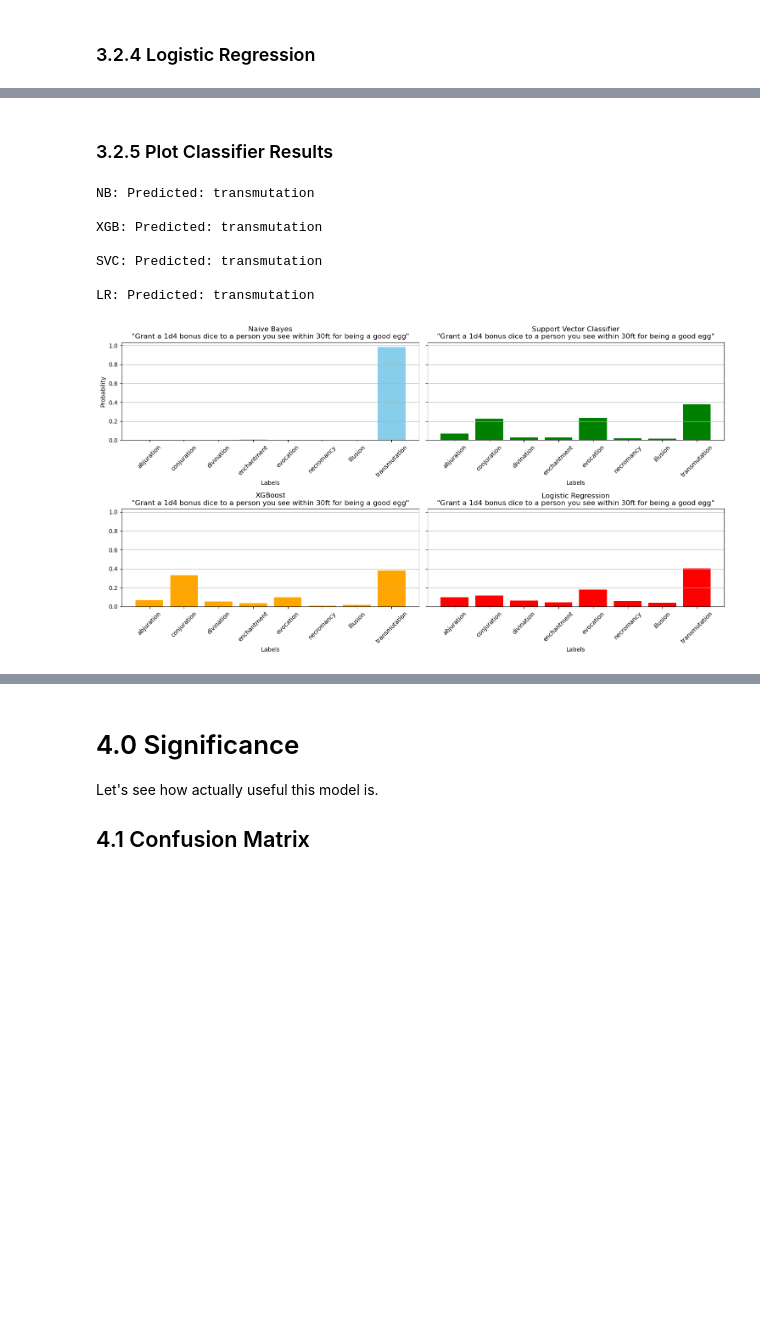
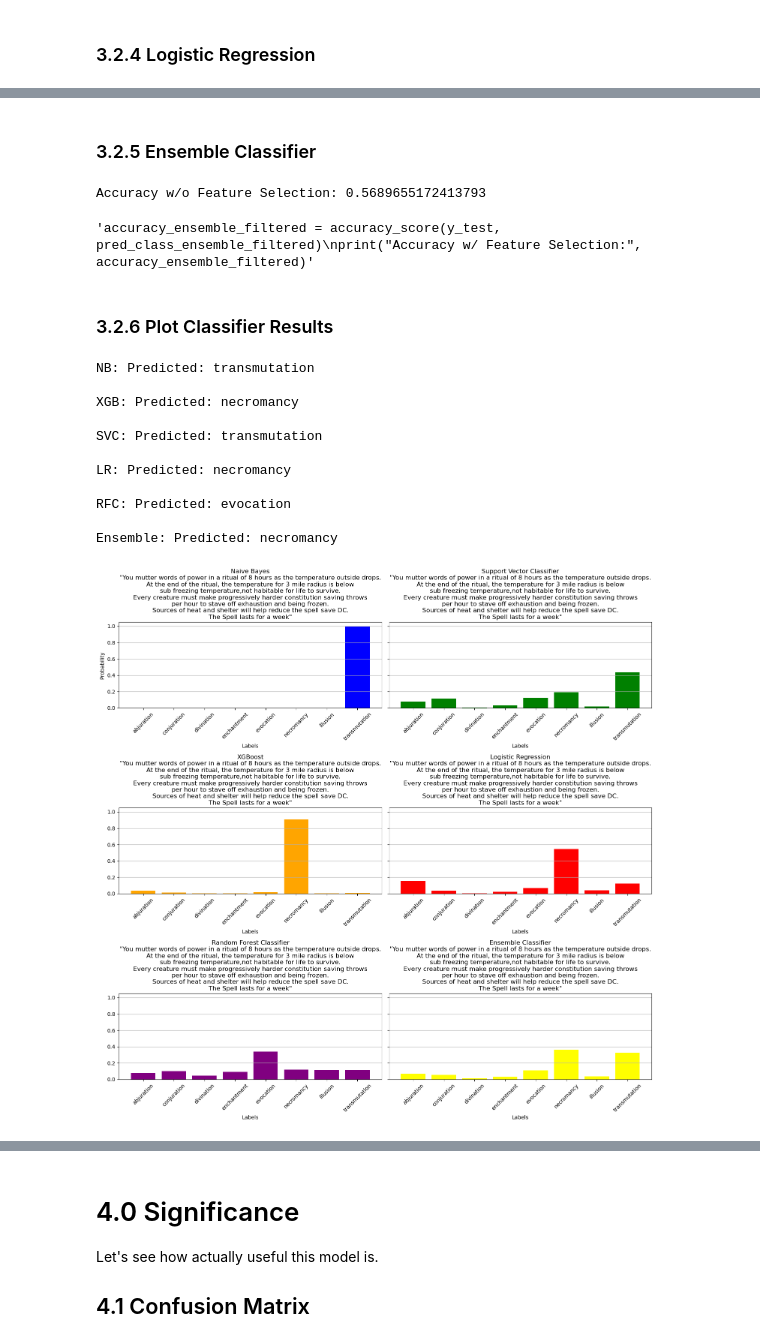
Before and after one commit to RoryThomas16/DND-Data-Scraper, a Jupyter notebook: DND Web Scraper.ipynb, the cells around one changed output, grey strips where cells are left out. Drawn from its saved outputs; the diff is of its cells as text; code cells hidden in the pictures; blank space fills up the shorter version.

```diff
--- a/DND Web Scraper.ipynb
+++ b/DND Web Scraper.ipynb
@@ -394,5 +554,34 @@ Accuracy: 0.5948275862068966
+# %% [markdown]
+### 3.2.5 Ensemble Classifier
+# %%
+weights = [accuracy_nb, accuracy_xgb, accuracy_svc, accuracy_lr, accuracy_rf]
+norm_weights = [float(i)/max(weights) for i in weights]
+
+ensemble_model = VotingClassifier(estimators=[('nb', best_nb),('xgb', best_xgb),('svc', best_svc),('lr', best_lr),('rf', best_rf)], voting='soft', weights=norm_weights)
+ensemble_model.fit(vectorized_train_resampled, y_train_resampled_converted)
+
+pred_class_ensemble_converted = ensemble_model.predict(vectorized_test)
+pred_class_ensemble = [index_to_label[index] for index in pred_class_ensemble_converted]
+
+"""weights_filtered = [accuracy_nb_filtered, accuracy_xgb_filtered, accuracy_svc_filtered, accuracy_lr_filtered, accuracy_rf_filtered]
+norm_weights_filtered = [float(i)/max(weights) for i in weights_filtered]
+
+ensemble_model_filtered = VotingClassifier(estimators=[('nb', best_nb_filtered),('xgb', best_xgb_filtered),('svc', best_svc_filtered),('lr', best_lr_filtered),('rf', best_rf_filtered)], voting='soft', weights=norm_weights_filtered)
+ensemble_model_filtered.fit(vectorized_train_resampled, y_train_resampled_converted)
+
+pred_class_ensemble_filtered_converted = ensemble_model_filtered.predict(vectorized_test)
+pred_class_ensemble_filtered = [index_to_label[index] for index in pred_class_ensemble_filtered_converted]"""
+
+accuracy_ensemble = accuracy_score(y_test, pred_class_ensemble)
+print("Accuracy w/o Feature Selection:", accuracy_ensemble)
+
+"""accuracy_ensemble_filtered = accuracy_score(y_test, pred_class_ensemble_filtered)
+print("Accuracy w/ Feature Selection:", accuracy_ensemble_filtered)"""
+# %% [output]
+Accuracy w/o Feature Selection: 0.5689655172413793
+'accuracy_ensemble_filtered = accuracy_score(y_test, pred_class_ensemble_filtered)\nprint("Accuracy w/ Feature Selection:", accuracy_ensemble_filtered)'
 # %% [markdown]
-### 3.2.5 Plot Classifier Results
+### 3.2.6 Plot Classifier Results
 # %%
 def probability_plots(spell_string):
     vectorised_fake_spell = tfidf.transform([spell_string])
@@ -453,18 +666,22 @@ def probability_plots(spell_string):
     plt.tight_layout()
     plt.grid()
     plt.show()
-# %%
-fake_spell = "Grant a 1d4 bonus dice to a person you see within 30ft for being a good egg"
-probability_plots(fake_spell)
-# %% [output]
-NB: Predicted: transmutation
-
-XGB: Predicted: transmutation
-
-SVC: Predicted: transmutation
-
-LR: Predicted: transmutation
-[figure, removed]
+# %%
+fake_spell = "You mutter words of power in a ritual of 8 hours as the temperature outside drops.\nAt the end of the ritual, the temperature for 3 mile radius is below\nsub freezing temperature,not habitable for life to survive.\nEvery creature must make progressively harder constitution saving throws\nper hour to stave off exhaustion and being frozen.\nSources of heat and shelter will help reduce the spell save DC.\nThe Spell lasts for a week"
+probability_plots(fake_spell)
+# %% [output]
+NB: Predicted: transmutation
+
+XGB: Predicted: necromancy
+
+SVC: Predicted: transmutation
+
+LR: Predicted: necromancy
+
+RFC: Predicted: evocation
+
+Ensemble: Predicted: necromancy
+[figure, added]
 # %%
 fake_spell = "A ball of energy is cast at a creature within sight must roll a wisdom saving throw,\n on a failed save it takes 4d8 psychic damage."
 probability_plots(fake_spell)
```
Also changed, not shown: parts of 26 cells of this notebook, 1 other file.
